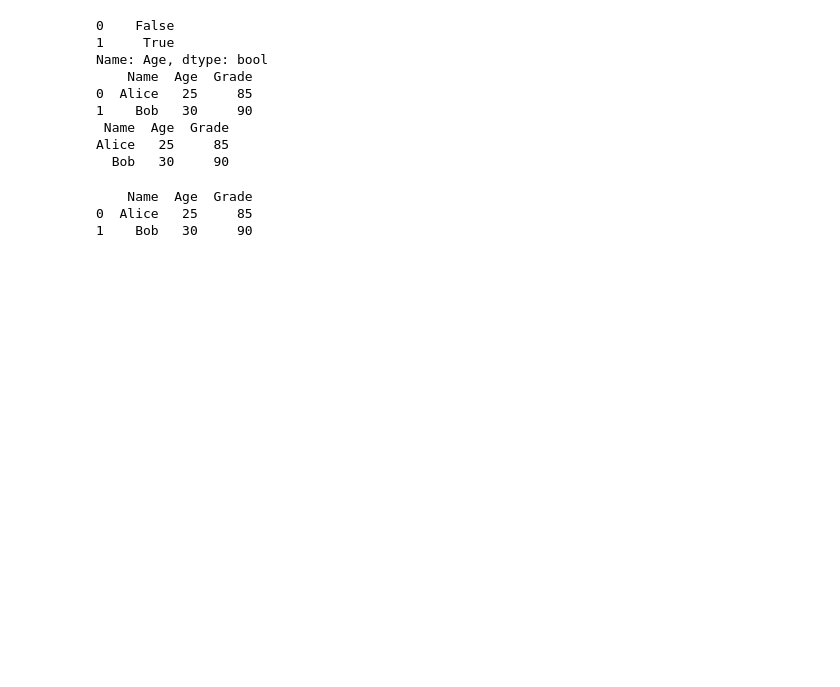
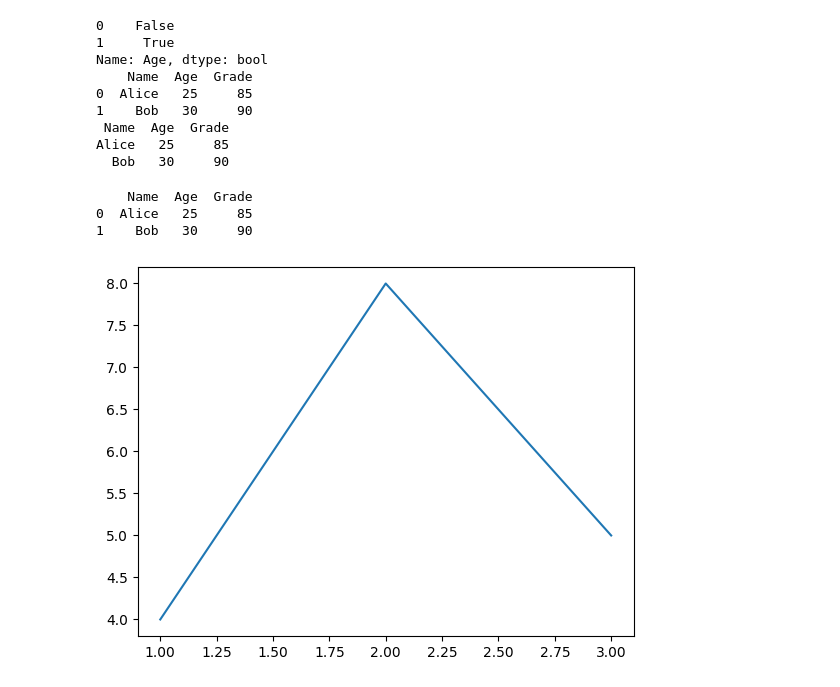
Before and after one commit to amrahmani/Python, a Jupyter notebook: pd.np.matplotlib.ipynb, the cells around one changed output. Drawn from its saved outputs; the diff is of its cells as text; code cells hidden in the pictures; blank space fills up the shorter version.

```diff
--- a/pd.np.matplotlib.ipynb
+++ b/pd.np.matplotlib.ipynb
@@ -37,3 +37,9 @@ print(df)
     Name  Age  Grade
 0  Alice   25     85
 1    Bob   30     90
+# %%
+import matplotlib.pyplot as plt
+plt.plot([1, 2, 3], [4, 8, 5])
+plt.show()
+# %% [output]
+[figure, added]
```
Also changed, not shown: parts of 1 cell of this notebook.
